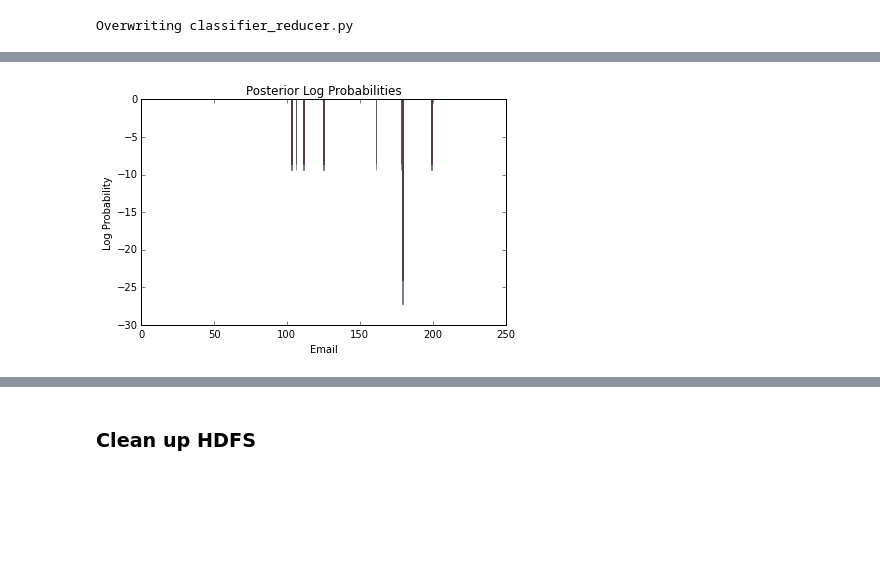
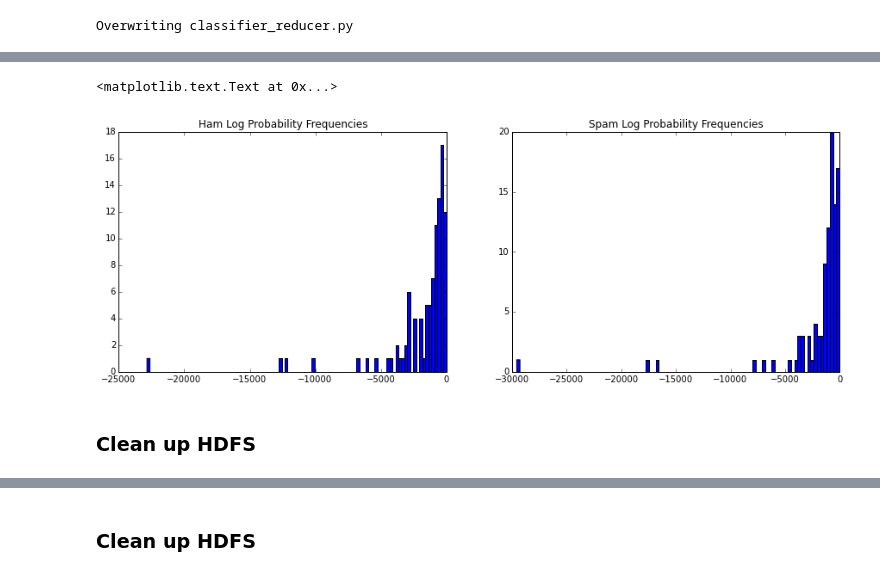
Before and after one commit to anhnguyendepocen/MIDS-W261, a Jupyter notebook: week02/HW2/MIDS-W261-2016-HWK-Week02-Cordell.ipynb, the cells around one changed output, grey strips where cells are left out. Cells and saved outputs as stored; diff of their text form; code cells hidden in the pictures; blank space fills up the shorter version.

```diff
--- a/week02/HW2/MIDS-W261-2016-HWK-Week02-Cordell.ipynb
+++ b/week02/HW2/MIDS-W261-2016-HWK-Week02-Cordell.ipynb
@@ -685,28 +688,34 @@ WORD_RE = re.compile(r"[\w']+")
 
 all_words = False
 ## Words in the word list are space delimited
-## If there are no parameters or the first parameter is '*'
-## then use all tokens as vocabulary terms
+## If no words specified, use all tokens as vocabulary terms
 if len(sys.argv) > 1:
     wordlist = sys.argv[1].lower().split(' ')
-    if wordlist[0] == '*':
-        all_words = True
 else:
     all_words = True
 
+# read each email as a line from stdin
 for line in sys.stdin:
     try:
+        # Split the line into the 4 fields
         email_id, label, subject, body = line.split('\t')
     except ValueError:
+        # If there are 3 fields the assume the 3rd field is the body
         email_id, label, body = line.split('\t')
+        subject = ''
 
     # extract only words from the combined subject and body text
     for token in WORD_RE.findall(subject + ' ' + body):
+        # term indicates that this is a vocabulary word
+        # when not all words are considered this lets downstream processors know which are which
         term = '0'
         if all_words:
             term = '1'
         elif token.lower() in wordlist:
             term = '1'
+
+        # emit on each word a key, value pair of [(word, id, label, term),1]
+        # so that the sort function operates on the words as keys
         print('{0}\t{1}\t{2}\t{3}\t{4}'.format(token, email_id, label, term, 1))
 # %% [output]
 Overwriting term_mapper.py
@@ -1091,33 +1116,34 @@ import numpy as np
 # %%
+import matplotlib
+import matplotlib.pyplot as plt
+import numpy as np
 ham = []
 spam = []
 with open('classification_results.txt','r') as infile:
     for line in infile.readlines():
         try:
-            flag, _id, lh, ls = line.strip().split('\t')
+            _id, label, cls, lh, ls = line.strip().split('\t')
+            try:
+                ham.append(float(lh))
+            except:
+                ham.append(0.0)
+            try:
+                spam.append(float(ls))
+            except:
+                spam.append(0.0)
         except:
             pass
-        try:
-            ham.append(float(lh))
-        except:
-            ham.append(0.0)
-        try:
-            spam.append(float(ls))
-        except:
-            spam.append(0.0)
 
-index = np.arange(len(ham))
-fig, ax = plt.subplots()
-bar_width = 0.35
-opacity = 0.4
-rects_h = plt.bar(index, ham, bar_width, color = 'b', alpha=opacity)
-rects_s = plt.bar(index, spam, bar_width, color = 'r', alpha=opacity)
-plt.xlabel('Email')
-plt.ylabel('Log Probability')
-plt.title('Posterior Log Probabilities')
-plt.legend()
+plt.figure(figsize=(15,5))
+p = plt.subplot(1, 2, 1)
+p.hist(ham,100)
+plt.title('Ham Log Probability Frequencies')
 
-plt.tight_layout()
-plt.show()
+p = plt.subplot(1, 2, 2)
+p.hist(spam,100)
+plt.title('Spam Log Probability Frequencies')
 # %% [output]
+<matplotlib.text.Text at 0x...>
-[figure, old version]
+[figure, new version]
+# %% [markdown]
+### Clean up HDFS
```
Also changed, not shown: parts of 219 cells of this notebook.
